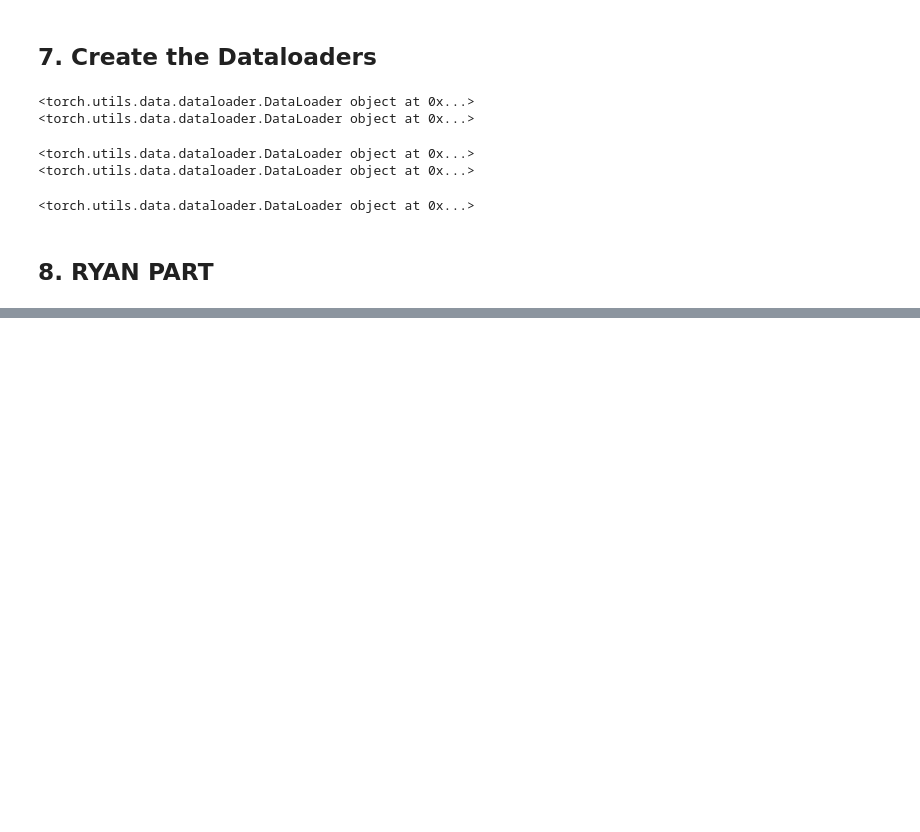
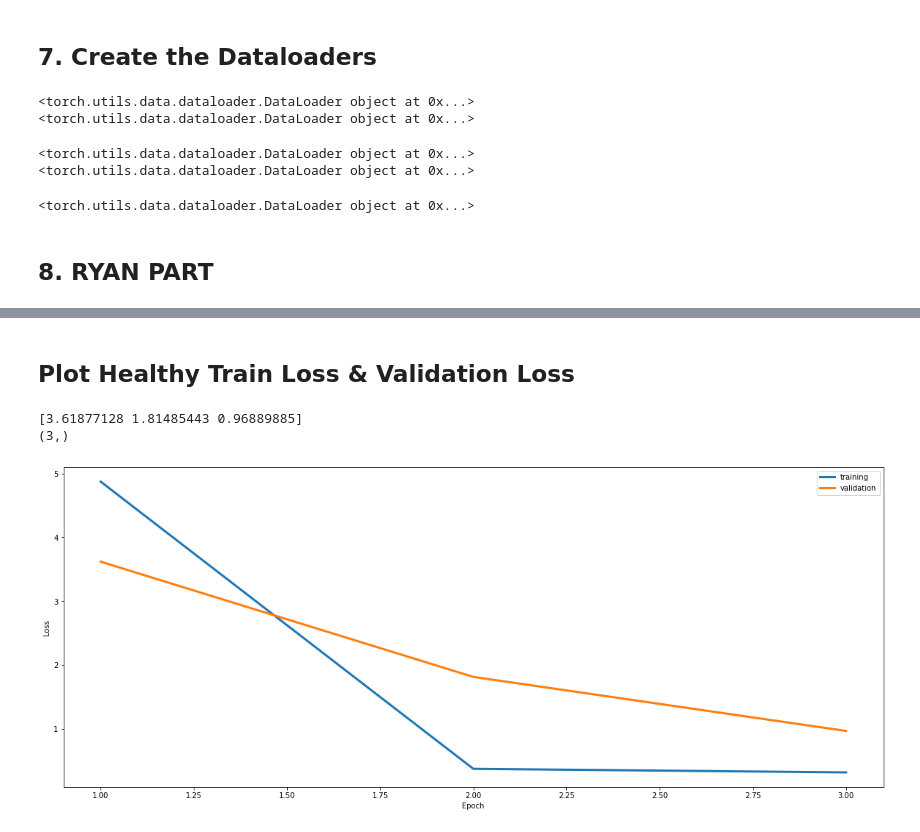
Before and after one commit to wilbertaristo/covid-lung-image-classifier, a Jupyter notebook: Small Project Final.ipynb, the cells around one changed output, grey strips where cells are left out. Drawn from its saved outputs; the diff is of its cells as text; code cells hidden in the pictures; blank space fills up the shorter version.

```diff
--- a/Small Project Final.ipynb
+++ b/Small Project Final.ipynb
@@ -589,17 +590,26 @@ Train Epoch: 5 [3584/5216 (69%)]        Loss: 0.296891
 from numpy import load
 import matplotlib.pyplot as plt
 import numpy as np
-loss_vals = load('health.npy')
-print(loss_vals)
 
-fig = plt.figure()
-ax1 = fig.add_subplot()
-ax1.set_ylabel('Loss')
-ax1.set_xlabel('Epoch')
-fig.set_figheight(8)
-fig.set_figwidth(20)
-print(loss_vals.shape)
-p = np.arange(1,loss_vals.shape[0]+1,1)
-plt.plot(p,loss_vals,linewidth=3)
+def plot_graph(train_loss_path, validation_loss_path):
+    allplots=[]
+    training_loss = load(train_loss_path)
+    loss_vals = load(validation_loss_path)
+    print(loss_vals)
+    allplots.append(training_loss)
+    allplots.append(loss_vals)
 
-plt.show()
+
+    fig = plt.figure()
+    ax1 = fig.add_subplot()
+    ax1.set_ylabel('Loss')
+    ax1.set_xlabel('Epoch')
+    fig.set_figheight(8)
+    fig.set_figwidth(20)
+    print(loss_vals.shape)
+    labels = ['training','validation']
+    p = np.arange(1,loss_vals.shape[0]+1,1)
+    for val in allplots:
+        plt.plot(p,val,linewidth=3)
+    plt.legend(labels)
+    plt.show()
@@ -623,0 +616,8 @@ plt.show()
+# %% [markdown]
+## Plot Healthy Train Loss & Validation Loss
+# %%
+plot_graph('health_train_loss.npy', 'health.npy')
+# %% [output]
+[3.61877128 1.81485443 0.96889885]
+(3,)
+[figure, added]
```
Also changed, not shown: parts of 10 cells of this notebook, 1 other file.
